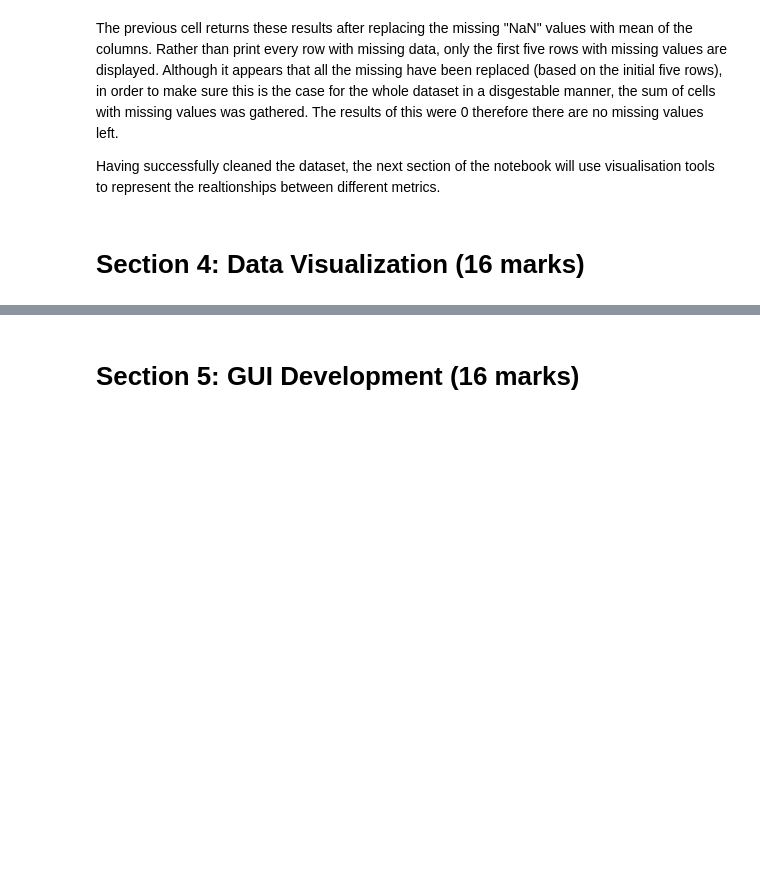
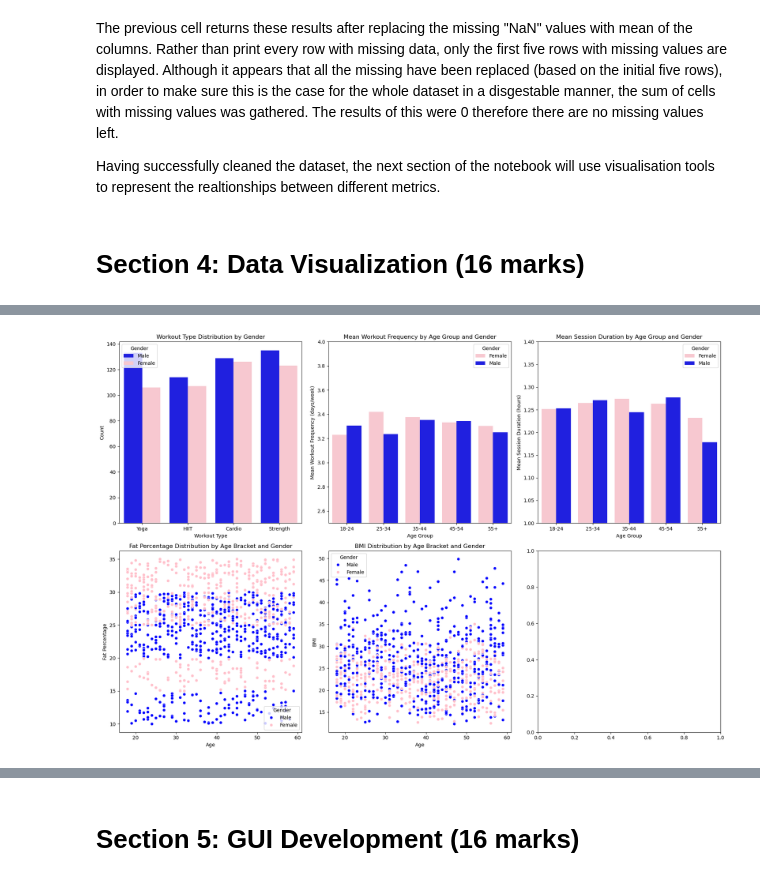
Before and after one commit to Dchrister/Gym_Intensity, a Jupyter notebook: Dan_Christer's_Gym_Exercise_Data_CW.ipynb, the cells around one changed output, grey strips where cells are left out. Saved outputs shown, nothing was run; the diff lists cells and outputs as text; code cells hidden in the pictures; blank space fills up the shorter version.

Commit message:
Made two subplots and anlaysed their results

```diff
--- a/Dan_Christer's_Gym_Exercise_Data_CW.ipynb
+++ b/Dan_Christer's_Gym_Exercise_Data_CW.ipynb
@@ -962,0 +961,94 @@ Having successfully cleaned the dataset, the next section of the notebook will u
+# %%
+# This cell give visualisation to the test that were executed in section 1 of the notebook
+
+# Import relevant libraries
+import seaborn as sns
+import matplotlib.pyplot as plt
+
+# The colour palette use to differ between genders
+custom_palette = {'Male': 'blue', 'Female': 'pink'}
+
+# Create a 2x3 grid for the subplots (2 rows, 3 columns)
+fig, axs = plt.subplots(2, 3, figsize=(18, 12))
+
+# Graph 1: This section of code plots the total count for each workout type by gender
+sns.countplot(
+    data=gym_members_data,    #Where data is retrieved from
+    x='Workout_Type',       # The x axis varaible
+    hue='Gender',           # Appropriate hue given the metric
+    palette=custom_palette, # Use the colours given at the top of the cell
+    ax=axs[0, 0]            # The first graph in the subplot
+)
+# Labels all the axis on first graph of the subplot
+axs[0, 0].set_title('Workout Type Distribution by Gender')
+axs[0, 0].set_xlabel('Workout Type')
+axs[0, 0].set_ylabel('Count')
+
+# Set "Age Group" as a column in the dataset so that the following graphs could be presented in their age brackets counts
+gym_members_data['Age Group'] = gym_members_data['Age'].apply(age_brackets)
+
+# Calculate the mean for each Age Group and Gender for the following graphs to be more accurate than having a sumed up total
+mean_data = gym_members_data.groupby(['Age Group', 'Gender'])[['Workout_Frequency (days/week)', 'Session_Duration (hours)']].mean().reset_index()
+
+
+# Graph 2: # This section of code plots the mean for Workout Frequency by age group and gender
+sns.barplot(
+    data=mean_data,
+    x='Age Group',
+    y='Workout_Frequency (days/week)',
+    hue='Gender',
+    palette=custom_palette,
+    ax=axs[0,1]
+)
+axs[0,1].set_title('Mean Workout Frequency by Age Group and Gender')
+axs[0,1].set_xlabel('Age Group')
+axs[0,1].set_ylabel('Mean Workout Frequency (days/week)')
+axs[0,1].set_ylim(2.5, 4) # Only shows 2.5-4.0 on y axis as can gain better insght when zoomed in as all figures in that range
+
+
+# Graph 3: # This section of code plots the mean for Session Duration by age group and gender
+sns.barplot(
+    data=mean_data,
+    x='Age Group',
+    y='Session_Duration (hours)',
+    hue='Gender',
+    palette=custom_palette,
+    ax=axs[0,2]
+)
+axs[0,2].set_title('Mean Session Duration by Age Group and Gender')
+axs[0,2].set_xlabel('Age Group')
+axs[0,2].set_ylabel('Mean Session Duration (hours)')
+axs[0,2].set_ylim(1.0, 1.4) # Only shows 1.0-1.4 on y axis as can gain better nsght when zoomed in as all figures in that range
+
+# Graph 4: # This section of code plots the distribution of Fat % by age group and gender
+sns.scatterplot(
+    data=gym_members_data,
+    x='Age',
+    y='Fat_Percentage',
+    hue='Gender',
+    palette=custom_palette,
+    ax=axs[1, 0]  # Use the first subplot
+)
+axs[1, 0].set_title('Fat Percentage Distribution by Age Bracket and Gender')
+axs[1, 0].set_xlabel('Age')
+axs[1, 0].set_ylabel('Fat Percentage')
+
+# Graph 5: # This section of code plots the distribution of BMI by age group and gender
+sns.scatterplot(
+    data=gym_members_data,
+    x='Age',
+    y='BMI',
+    hue='Gender',
+    palette=custom_palette,
+    ax=axs[1, 1]  # Use the second subplot
+)
+axs[1, 1].set_title('BMI Distribution by Age Bracket and Gender')
+axs[1, 1].set_xlabel('Age')
+axs[1, 1].set_ylabel('BMI')
+
+# Displays the graphs
+# Source: (Matplotlib)
+plt.tight_layout()   # Prevents the overlapping or clipping of titles, labels, or axes
+plt.show()
+# %% [output]
+[figure, added]
```
Also changed, not shown: parts of 8 cells of this notebook.
